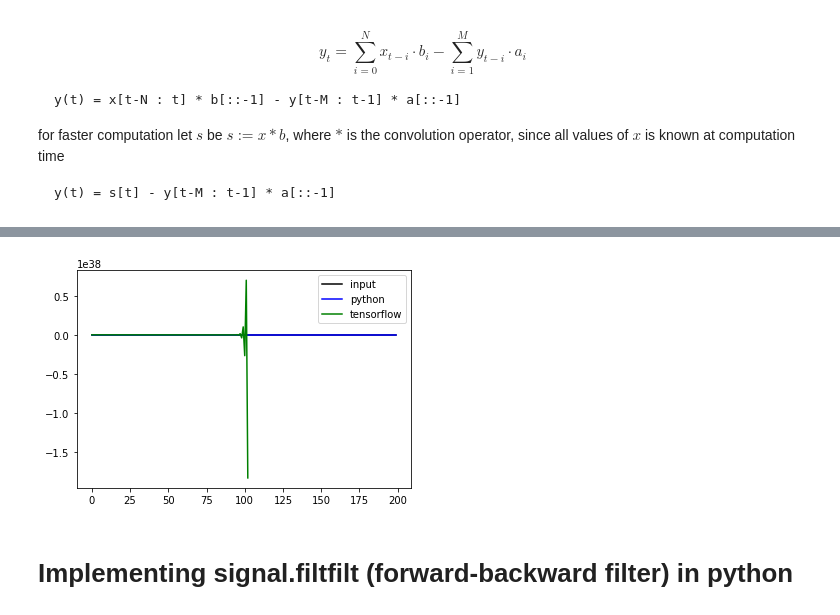
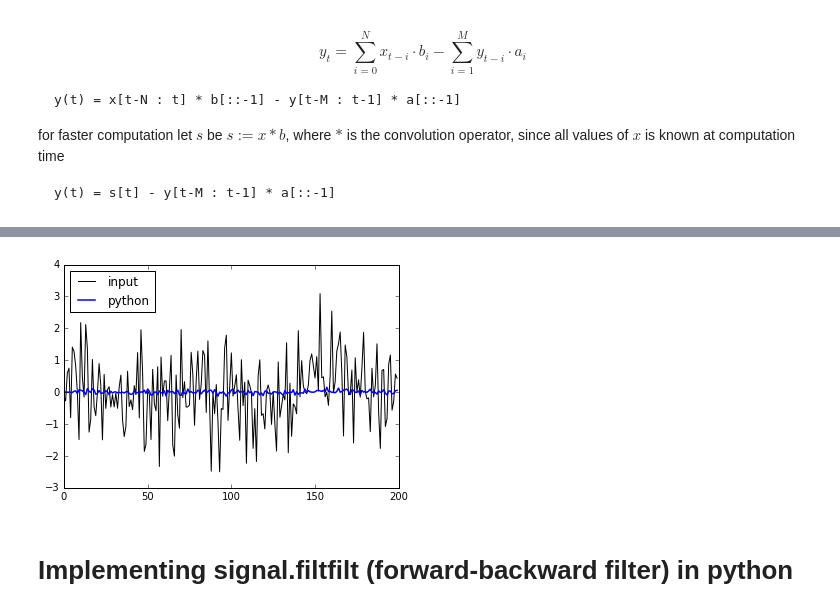
Before and after one commit to botcs/cinc2017, a Jupyter notebook: tensorflow/notebooks/time_domain.ipynb, the cells around one changed output, grey strips where cells are left out. Saved outputs shown, nothing was run; the diff lists cells and outputs as text; code cells hidden in the pictures.

Commit message:
TODO: filtfilt requires implementation of lfilter_zi(b, a)

```diff
--- a/tensorflow/notebooks/time_domain.ipynb
+++ b/tensorflow/notebooks/time_domain.ipynb
@@ -101,12 +94,14 @@ filtfilt_op = wl[0][:, M-1:]
 # %%
 #tf.global_variables_initializer().run()
-sig = np.random.randn(100, 200)
+sig = np.random.randn(1, 200)
 B, A = signal.ellip(4, 0.01, 120, 0.125)  # Filter to be applied.
+B = np.array([0, 0, 0, 0, 1])
+A = np.array([1, 0, 0])
 test_feed = {
-    x: sig,
-    a: np.reshape(A,(5,1)),
-    b: np.reshape(B,(5,1))
+    b: B[:, None],
+    a: A[:, None],
+    x: sig
 }
-res = sess.run(filtfilt_op, test_feed)
-filtfilt_y = signal.filtfilt(B_orig, A_orig, sig[0])
-print(res[0,:,0])
+res = sess.run(filt, test_feed)
+filtfilt_y = signal.lfilter(B, A, sig[0])
+#print(res[0,:,0])
@@ -131,12 +108,12 @@ print(res[0,:,0])
 # %%
 plt.figure(1)
 plt.plot(sig[0], 'k-', label='input')
 plt.plot(filtfilt_y, 'b-', linewidth=1.5, label='python')
-plt.plot(res[0], 'g-', linewidth=1.5, label='tensorflow')
+#plt.plot(res[0], 'g-', linewidth=1.5, label='tensorflow')
 plt.legend(loc='best')
 plt.show()
 # %% [output]
-[figure, old version]
+[figure, new version]
 # %% [markdown]
 # Implementing signal.filtfilt (forward-backward filter) in python
 # %%
```
Also changed, not shown: parts of 6 cells of this notebook, 1 other file.
